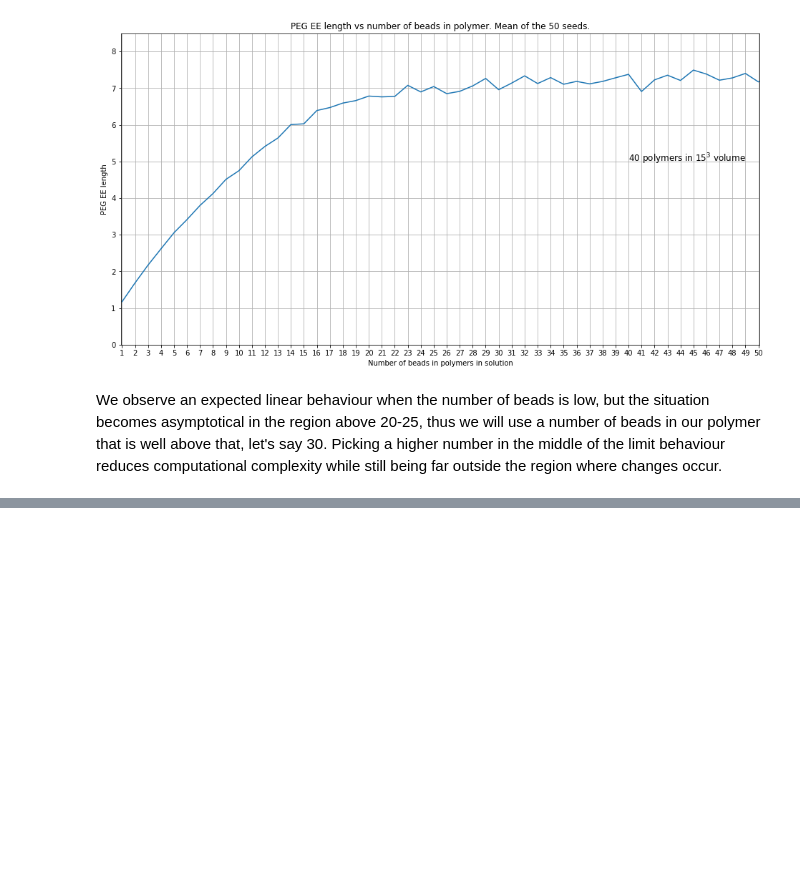
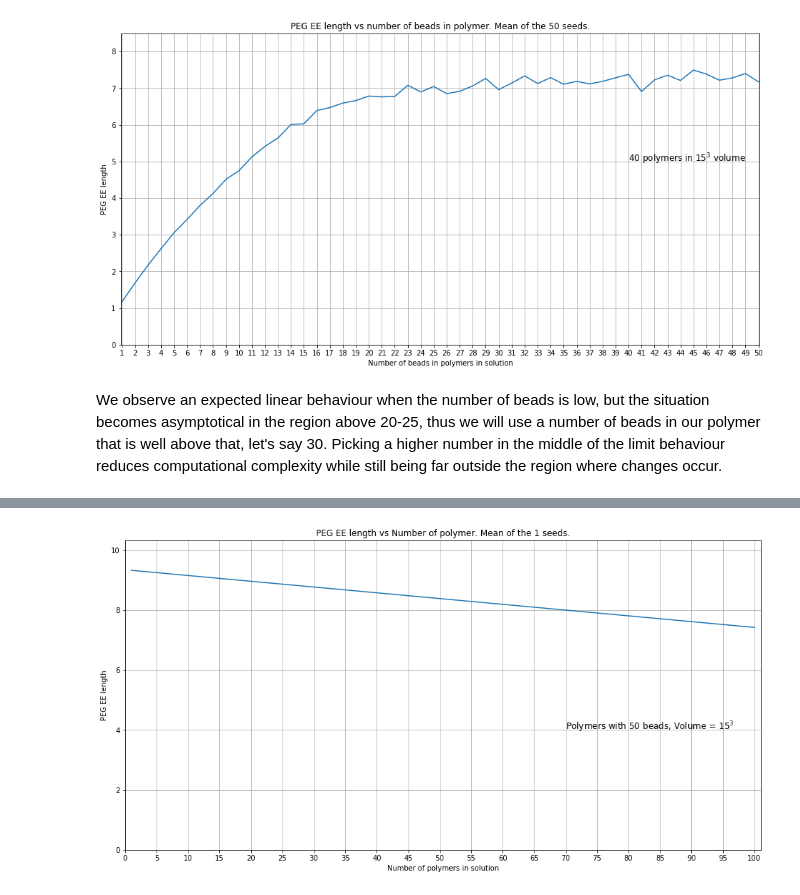
Before and after one commit to WizardingDragon/CCB-Homework-II, a Jupyter notebook: Analysis.ipynb, the cells around one changed output, grey strips where cells are left out. Drawn from its saved outputs; the diff is of its cells as text; code cells hidden in the pictures; blank space fills up the shorter version.

```diff
--- a/Analysis.ipynb
+++ b/Analysis.ipynb
@@ -157,0 +160,23 @@ plt.text(70,4, 'Polymers with 30 beads, Volume = $15^3$', fontsize=12);
+# %%
+# Imports the data and puts it into a pandas dataframe
+advanced_df = pd.read_csv('Results/2019.11.15-111915/results.log',sep='\t', header = 0)
+# Rename the column to drop the '\t'
+advanced_df.columns=['N_pol','Mean','Std','Seed','FracP']
+
+# Takes the mean for all seeds, then plot mean Ree length for all seeds vs number of polymers in solution
+advanced_df_mean = advanced_df.groupby(['N_pol']).mean()
+
+plt.figure(figsize=(16,8))
+plt.plot(advanced_df_mean.index, advanced_df_mean.Mean)
+
+plt.xlabel('Number of polymers in solution')
+plt.ylabel('PEG EE length')
+plt.title('PEG EE length vs Number of polymer. Mean of the 1 seeds.')
+
+plt.xlim([.9,advanced_df_mean.index.max()+1])
+plt.ylim([0,advanced_df_mean.Mean.max()+1])
+plt.grid(which='both')
+plt.xticks(range(0,int(advanced_df_mean.index.max()+1),5))
+plt.text(70,4, 'Polymers with 50 beads, Volume = $15^3$', fontsize=12);
+# %% [output]
+[figure, added]
```
Also changed, not shown: parts of 5 cells of this notebook, 59 other files.
